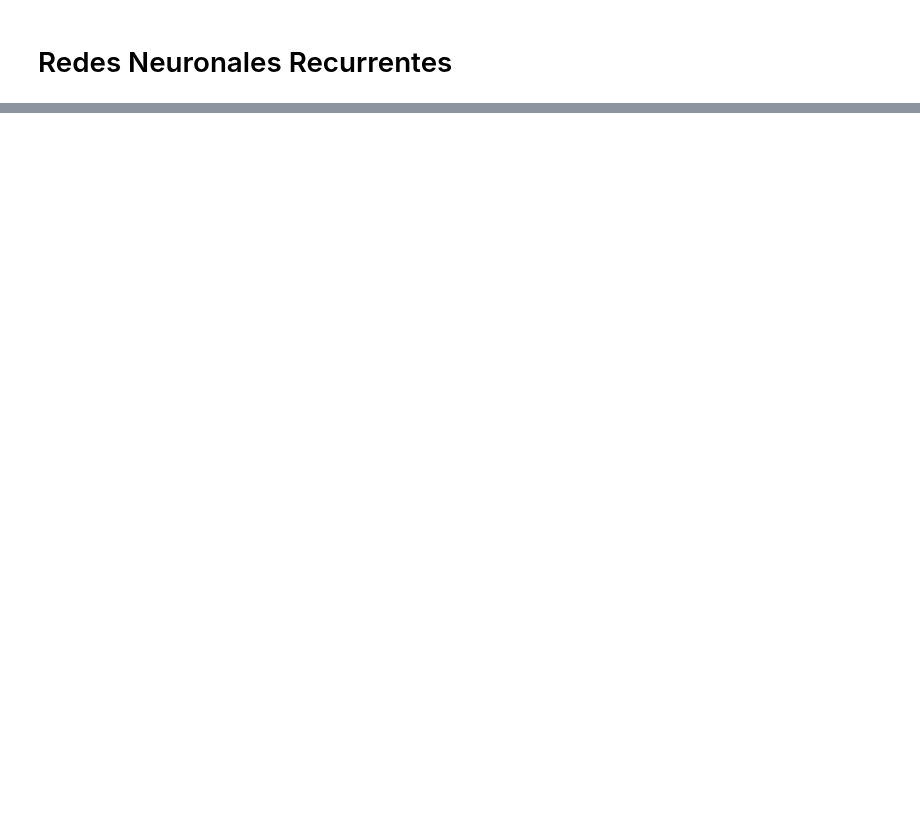
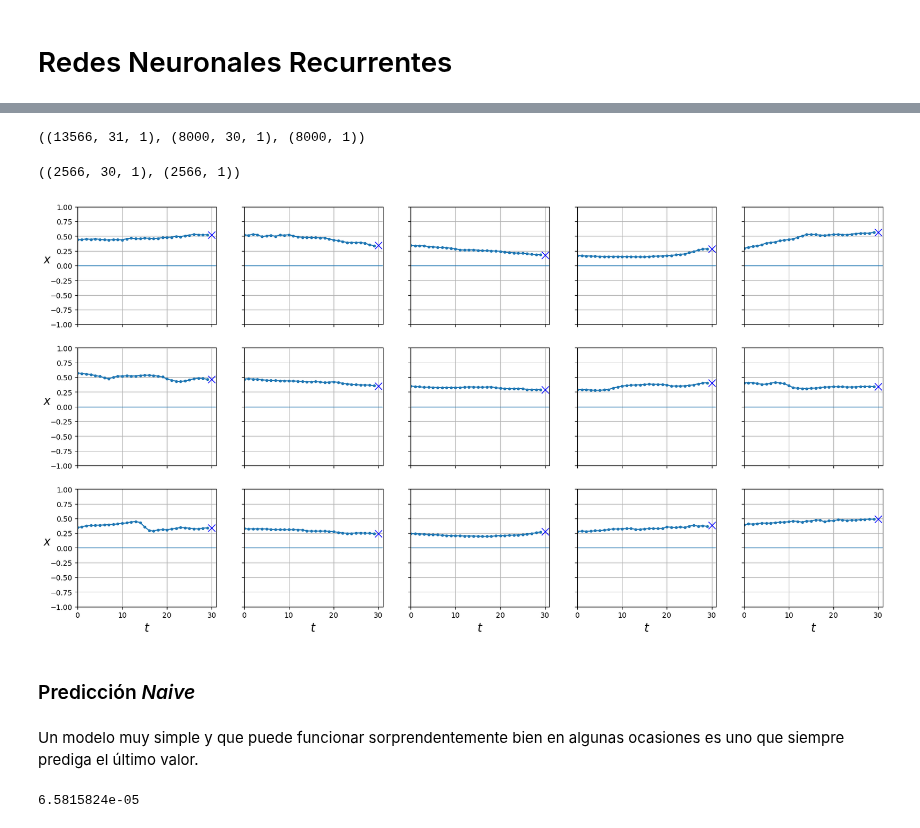
Before and after one commit to marcanii/SIS421---2-23, a Jupyter notebook: Laboratories/Lab04/01_rnn.ipynb, the cells around one changed output, grey strips where cells are left out. Saved outputs shown, nothing was run; the diff lists cells and outputs as text; code cells hidden in the pictures; blank space fills up the shorter version.

```diff
--- a/Laboratories/Lab04/01_rnn.ipynb
+++ b/Laboratories/Lab04/01_rnn.ipynb
@@ -44,0 +113,53 @@ class dataset(Dataset):
+# %%
+# 13566
+X_train, y_train = series[:8000, :longitud_secuencia - 1], series[:8000, -1] # type: ignore
+X_valid, y_valid = series[8000:11000, :longitud_secuencia - 1], series[8000:11000, -1] # type: ignore
+X_test, y_test = series[11000:, :longitud_secuencia - 1], series[11000:, -1] # type: ignore
+series.shape, X_train.shape, y_train.shape # type: ignore
+# %% [output]
+((13566, 31, 1), (8000, 30, 1), (8000, 1))
+# %%
+X_test.shape, y_test.shape
+# %% [output]
+((2566, 30, 1), (2566, 1))
+# %%
+import matplotlib.pyplot as plt
+
+def plot_series(series, y=None, y_pred=None, y_pred_std=None, x_label="$t$", y_label="$x$"):
+  r, c = 3, 5
+  fig, axes = plt.subplots(nrows=r, ncols=c, sharey=True, sharex=True, figsize=(20, 10))
+  for row in range(r):
+    for col in range(c):
+        plt.sca(axes[row][col])
+        ix = col + row*c
+        plt.plot(series[ix, :], ".-")
+        if y is not None:
+            plt.plot(range(len(series[ix, :]), len(series[ix, :])+len(y[ix])), y[ix], "bx", markersize=10)
+        if y_pred is not None:
+            plt.plot(range(len(series[ix, :]), len(series[ix, :])+len(y_pred[ix])), y_pred[ix], "ro")
+        if y_pred_std is not None:
+            plt.plot(range(len(series[ix, :]), len(series[ix, :])+len(y_pred[ix])), y_pred[ix] + y_pred_std[ix])
+            plt.plot(range(len(series[ix, :]), len(series[ix, :])+len(y_pred[ix])), y_pred[ix] - y_pred_std[ix])
+        plt.grid(True)
+        plt.hlines(0, 0, 100, linewidth=1)
+        plt.axis([0, len(series[ix, :])+len(y[ix]), -1, 1])
+        if x_label and row == r - 1:
+          plt.xlabel(x_label, fontsize=16)
+        if y_label and col == 0:
+          plt.ylabel(y_label, fontsize=16, rotation=0)
+  plt.show()
+
+plot_series(X_test, y_test)
+# %% [output]
+[figure, added]
+# %% [markdown]
+### Predicción *Naive*
+# %% [markdown]
+Un modelo muy simple y que puede funcionar sorprendentemente bien en algunas ocasiones es uno que siempre prediga el último valor.
+# %%
+from sklearn.metrics import mean_squared_error
+
+y_pred = X_test[:,-1]
+mean_squared_error(y_test, y_pred)
+# %% [output]
+6.5815824e-05
```
Also changed, not shown: parts of 23 cells of this notebook, 1 other file.
